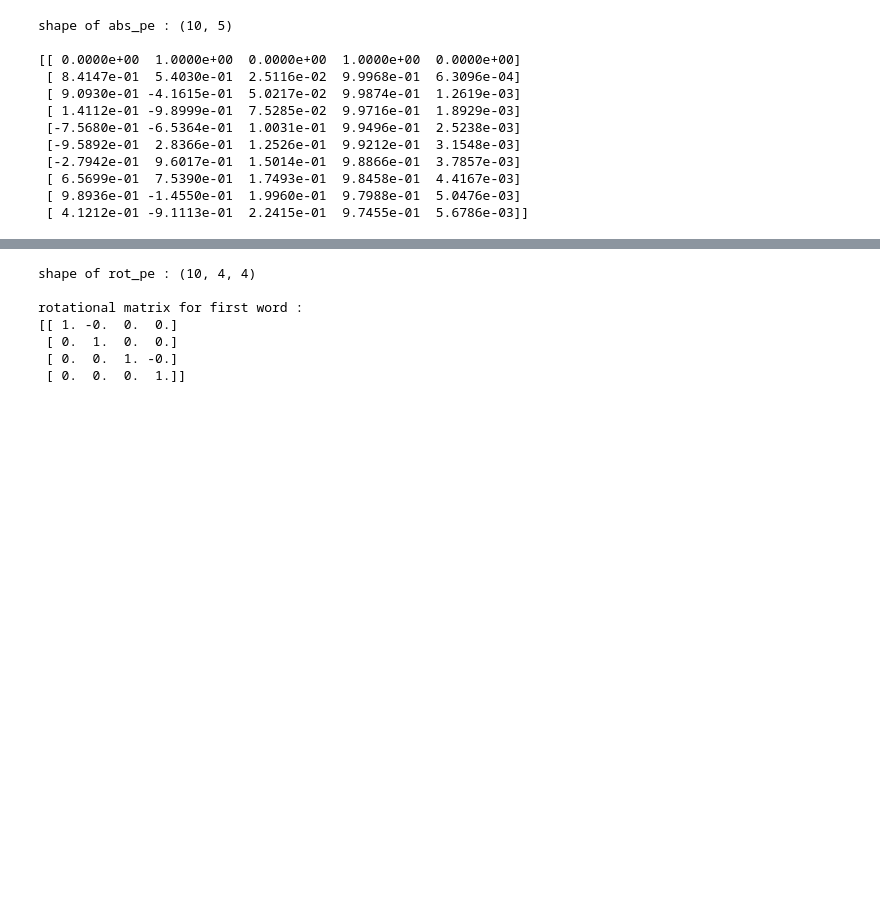
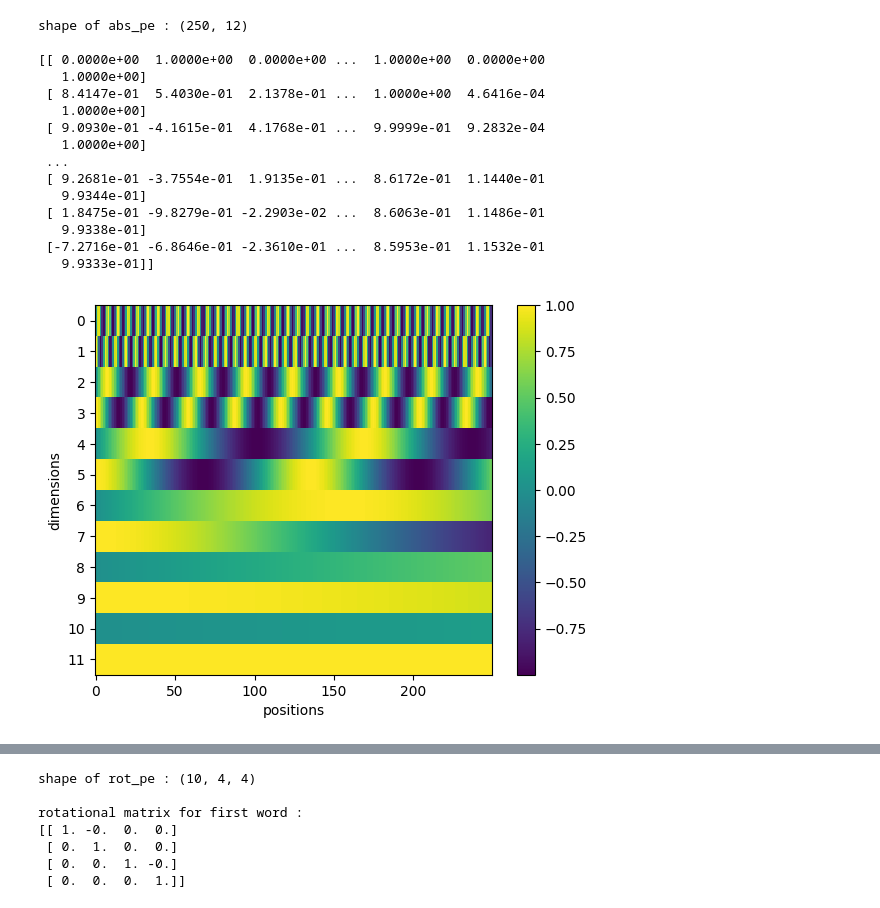
Before and after one commit to smlab-niser/23cs461, a Jupyter notebook: assignment/adhil/PE_codes.ipynb, the cells around one changed output, grey strips where cells are left out. Saved outputs shown, nothing was run; the diff lists cells and outputs as text; code cells hidden in the pictures; blank space fills up the shorter version.

```diff
--- a/assignment/adhil/PE_codes.ipynb
+++ b/assignment/adhil/PE_codes.ipynb
@@ -16,22 +17,36 @@ def abs_positional_encoding(length, dimensions):
   pos_enc[:, 1::2] = np.cos(pos_enc[:, 1::2])  # dim 2i+1 application
   return pos_enc
 
-abs_pe = abs_positional_encoding(length = 10,dimensions = 5)
+abs_pe = abs_positional_encoding(length = 250,dimensions = 12)
 print(f"shape of abs_pe : {abs_pe.shape}\n")
 np.set_printoptions(precision=4)
 print(abs_pe)
 # %% [output]
-shape of abs_pe : (10, 5)
+shape of abs_pe : (250, 12)
 
-[[ 0.0000e+00  1.0000e+00  0.0000e+00  1.0000e+00  0.0000e+00]
- [ 8.4147e-01  5.4030e-01  2.5116e-02  9.9968e-01  6.3096e-04]
- [ 9.0930e-01 -4.1615e-01  5.0217e-02  9.9874e-01  1.2619e-03]
- [ 1.4112e-01 -9.8999e-01  7.5285e-02  9.9716e-01  1.8929e-03]
- [-7.5680e-01 -6.5364e-01  1.0031e-01  9.9496e-01  2.5238e-03]
- [-9.5892e-01  2.8366e-01  1.2526e-01  9.9212e-01  3.1548e-03]
- [-2.7942e-01  9.6017e-01  1.5014e-01  9.8866e-01  3.7857e-03]
- [ 6.5699e-01  7.5390e-01  1.7493e-01  9.8458e-01  4.4167e-03]
- [ 9.8936e-01 -1.4550e-01  1.9960e-01  9.7988e-01  5.0476e-03]
- [ 4.1212e-01 -9.1113e-01  2.2415e-01  9.7455e-01  5.6786e-03]]
+[[ 0.0000e+00  1.0000e+00  0.0000e+00 ...  1.0000e+00  0.0000e+00
+   1.0000e+00]
+ [ 8.4147e-01  5.4030e-01  2.1378e-01 ...  1.0000e+00  4.6416e-04
+   1.0000e+00]
+ [ 9.0930e-01 -4.1615e-01  4.1768e-01 ...  9.9999e-01  9.2832e-04
+   1.0000e+00]
+ ...
+ [ 9.2681e-01 -3.7554e-01  1.9135e-01 ...  8.6172e-01  1.1440e-01
+   9.9344e-01]
+ [ 1.8475e-01 -9.8279e-01 -2.2903e-02 ...  8.6063e-01  1.1486e-01
+   9.9338e-01]
+ [-7.2716e-01 -6.8646e-01 -2.3610e-01 ...  8.5953e-01  1.1532e-01
+   9.9333e-01]]
+# %%
+# visualize the positional encoding using heatmap
+
+plt.imshow(abs_pe.T, interpolation='none', cmap='viridis', aspect='auto')
+plt.xlabel('positions')
+plt.ylabel('dimensions')
+plt.yticks(range(0, 12, 1))
+plt.colorbar()
+plt.show()
+# %% [output]
+[figure, added]
 # %%
 # RELATIVE POSITIONAL EMBEDDING
```
Also changed, not shown: parts of 5 cells of this notebook, 3 other files.
